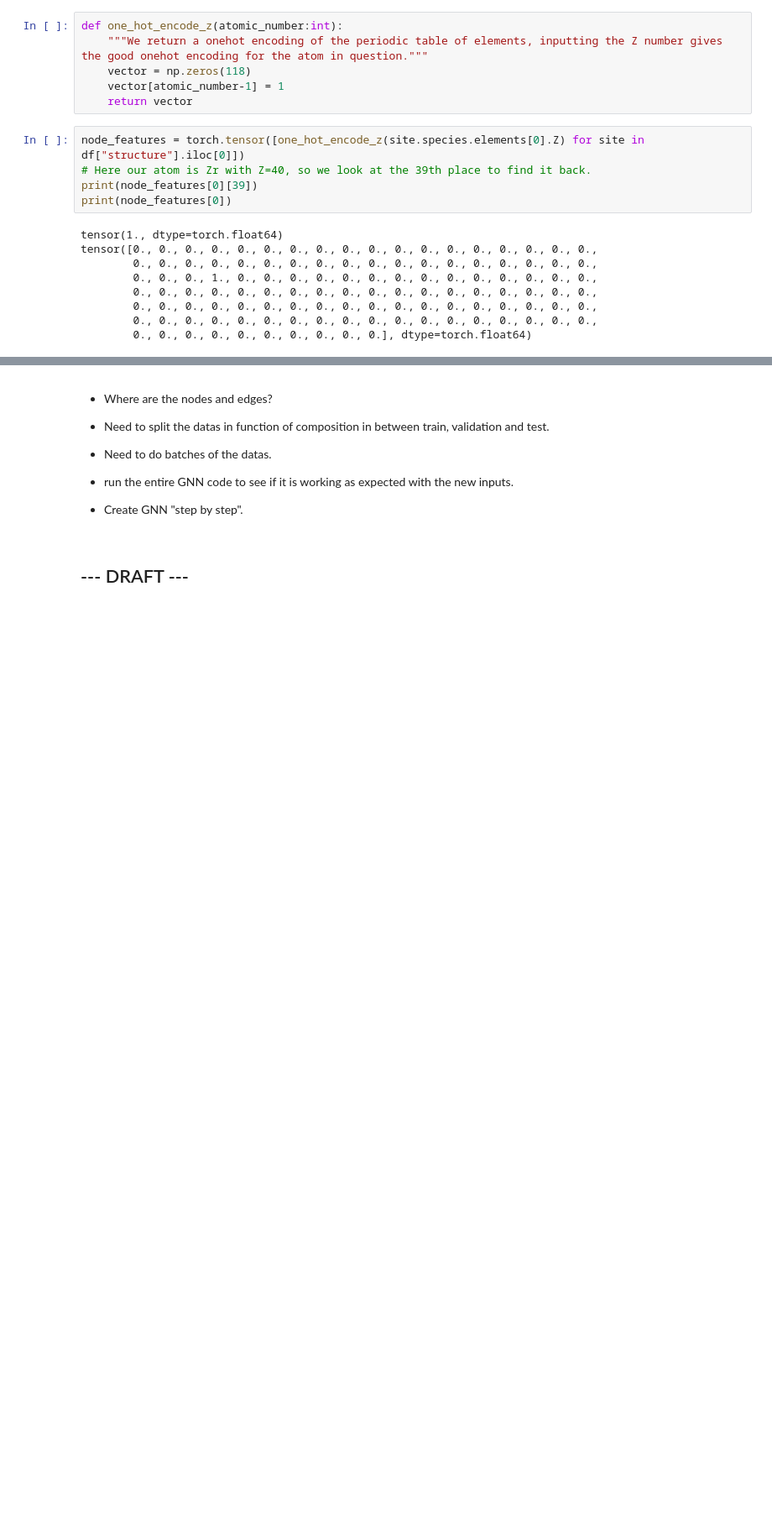
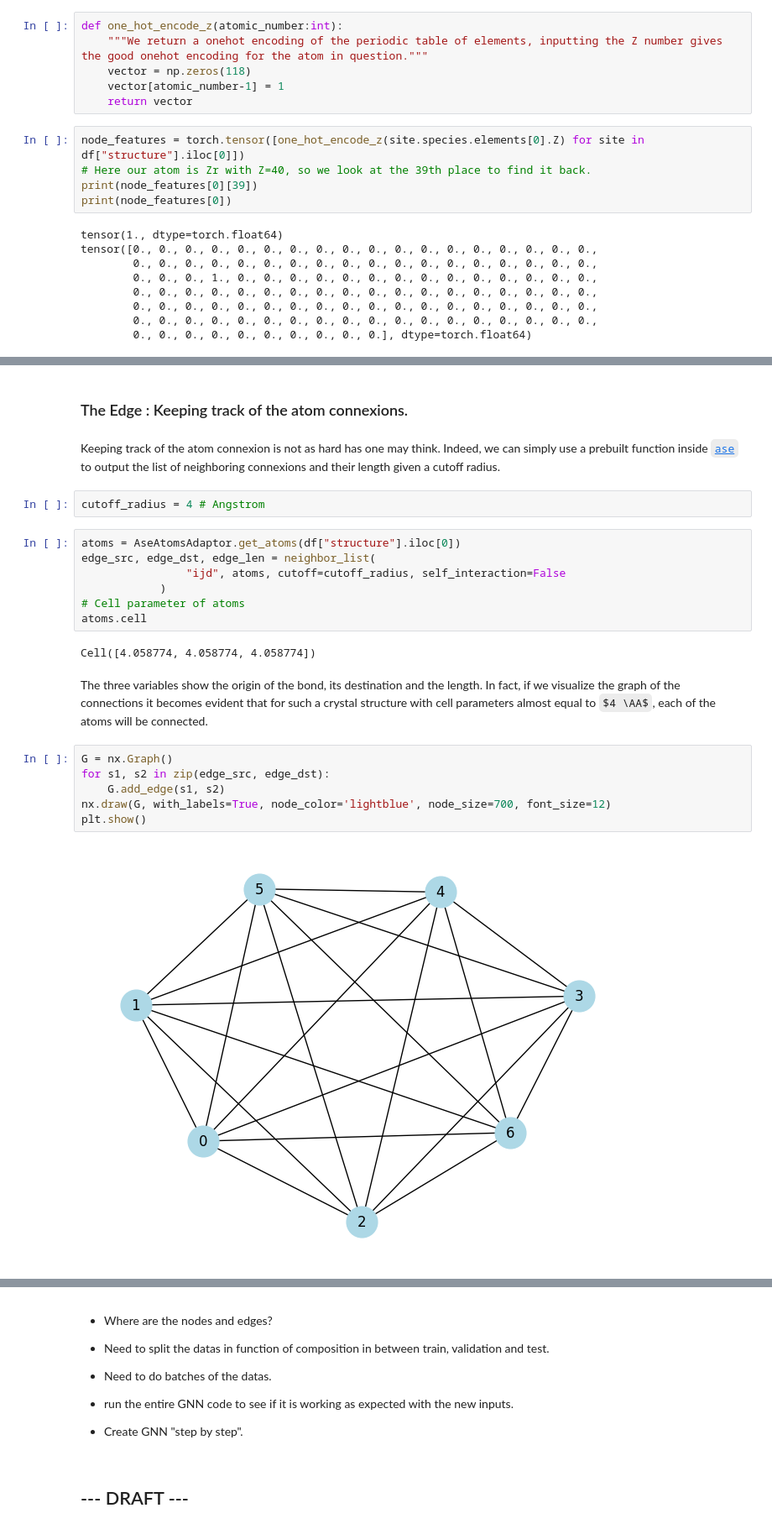
Before and after one commit to Lorentyfle/GNN-CaMML-course-blog, a Jupyter notebook: Graph_CaMML.ipynb, the cells around one changed output, grey strips where cells are left out. Shown at 84% size. Saved outputs shown, nothing was run; the diff lists cells and outputs as text; some formulas as TeX source; blank space fills up the shorter version.

```diff
--- a/Graph_CaMML.ipynb
+++ b/Graph_CaMML.ipynb
@@ -136,0 +137,26 @@ tensor(1., dtype=torch.float64)
+# %% [markdown]
+### The Edge : Keeping track of the atom connexions.
+# %% [markdown]
+Keeping track of the atom connexion is not as hard has one may think. Indeed, we can simply use a prebuilt function inside [`ase`](https://wiki.fysik.dtu.dk/ase/) to output the list of neighboring connexions and their length given a cutoff radius.
+# %%
+cutoff_radius = 4 # Angstrom
+# %%
+atoms = AseAtomsAdaptor.get_atoms(df["structure"].iloc[0])
+edge_src, edge_dst, edge_len = neighbor_list(
+                "ijd", atoms, cutoff=cutoff_radius, self_interaction=False
+            )
+# Cell parameter of atoms
+atoms.cell
+# %% [output]
+Cell([4.058774, 4.058774, 4.058774])
+# %% [markdown]
+The three variables show the origin of the bond, its destination and the length.
+In fact, if we visualize the graph of the connections it becomes evident that for such a crystal structure with cell parameters almost equal to $4 \AA$, each of the atoms will be connected.
+# %%
+G = nx.Graph()
+for s1, s2 in zip(edge_src, edge_dst):
+    G.add_edge(s1, s2)
+nx.draw(G, with_labels=True, node_color='lightblue', node_size=700, font_size=12)
+plt.show()
+# %% [output]
+[figure, added]
```
Also changed, not shown: parts of 12 cells of this notebook, 1 other file.
